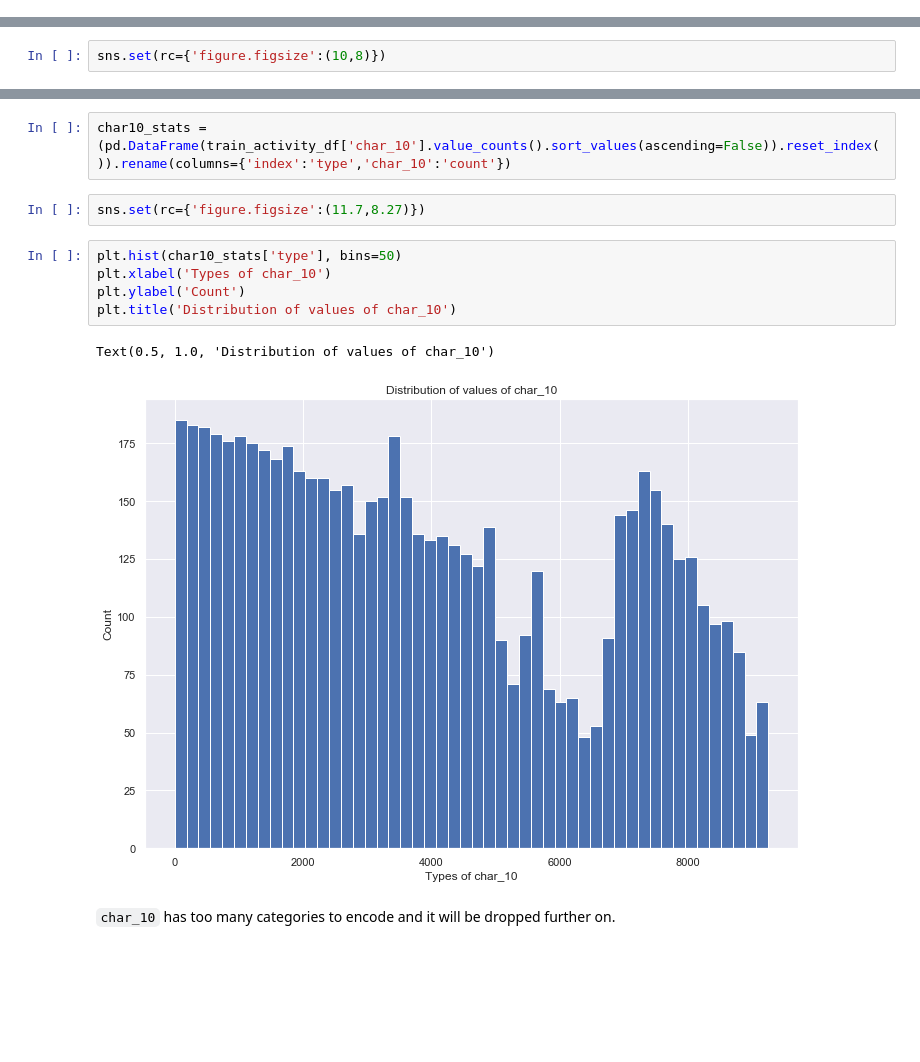
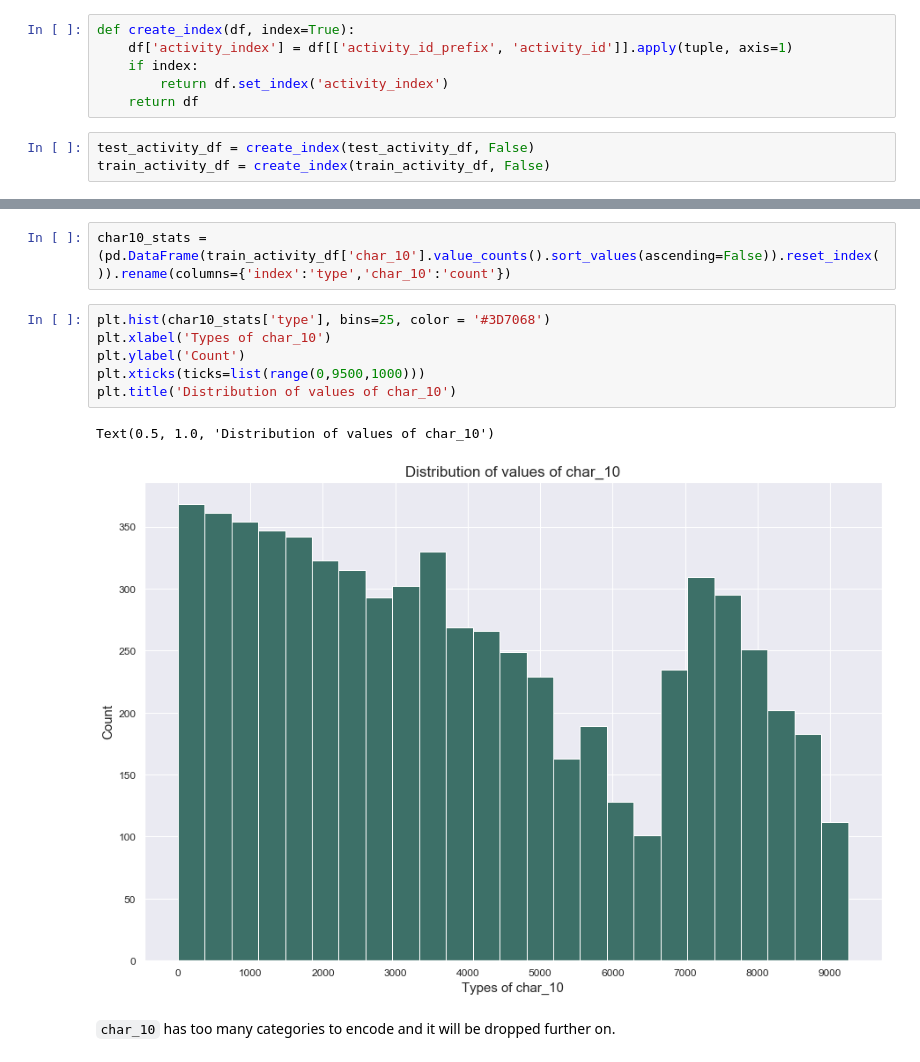
Before and after one commit to joanlenczuk/red_hat_project, a Jupyter notebook: red_hat_project.ipynb, the cells around one changed output, grey strips where cells are left out. Cells and saved outputs as stored; diff of their text form; blank space fills up the shorter version.

```diff
--- a/red_hat_project.ipynb
+++ b/red_hat_project.ipynb
@@ -261,0 +290,9 @@ char_10 converted directly to int
+# %%
+def create_index(df, index=True):
+    df['activity_index'] = df[['activity_id_prefix', 'activity_id']].apply(tuple, axis=1)
+    if index:
+        return df.set_index('activity_index')
+    return df
+# %%
+test_activity_df = create_index(test_activity_df, False)
+train_activity_df = create_index(train_activity_df, False)
@@ -317,2 +349,0 @@ defaultdict(int,
-# %%
-sns.set(rc={'figure.figsize':(10,8)})
@@ -356,16 +394,15 @@ Text(0, 0.5, 'Number of categories')
 **`char_10`**
 # %%
 char10_stats = (pd.DataFrame(train_activity_df['char_10'].value_counts().sort_values(ascending=False)).reset_index()).rename(columns={'index':'type','char_10':'count'})
-# %%
-sns.set(rc={'figure.figsize':(11.7,8.27)})
 # %%
-plt.hist(char10_stats['type'], bins=50)
+plt.hist(char10_stats['type'], bins=25, color = '#3D7068')
 plt.xlabel('Types of char_10')
 plt.ylabel('Count')
+plt.xticks(ticks=list(range(0,9500,1000)))
 plt.title('Distribution of values of char_10')
 # %% [output]
 Text(0.5, 1.0, 'Distribution of values of char_10')
-[figure, old version]
+[figure, new version]
 # %% [markdown]
 `char_10` has too many categories to encode and it will be dropped further on.
 # %% [markdown]
```
Also changed, not shown: parts of 90 cells of this notebook.
